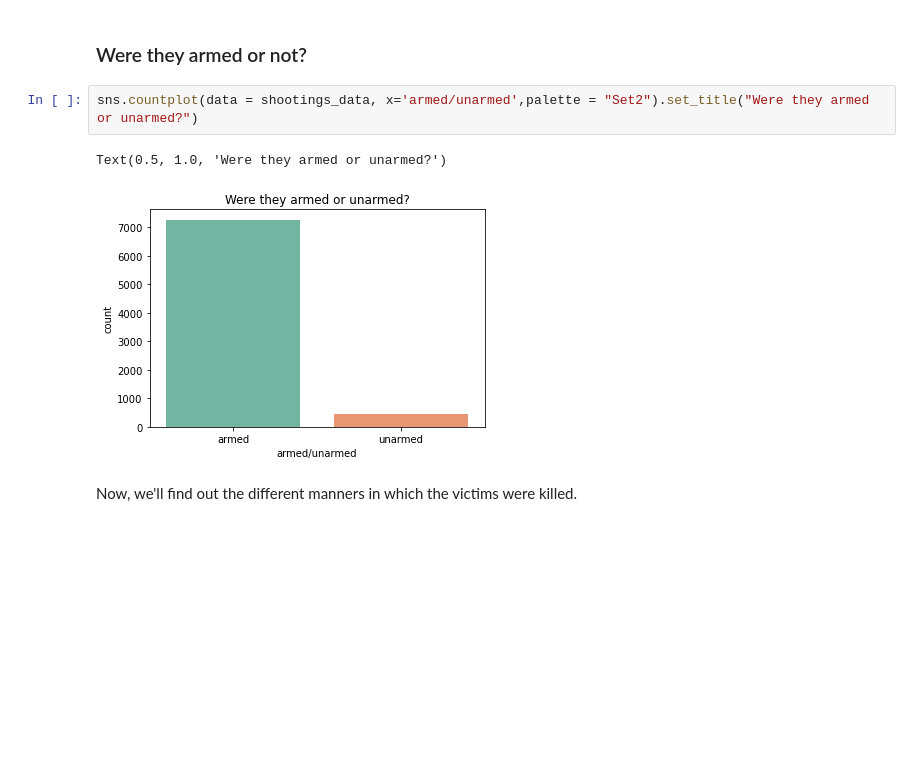
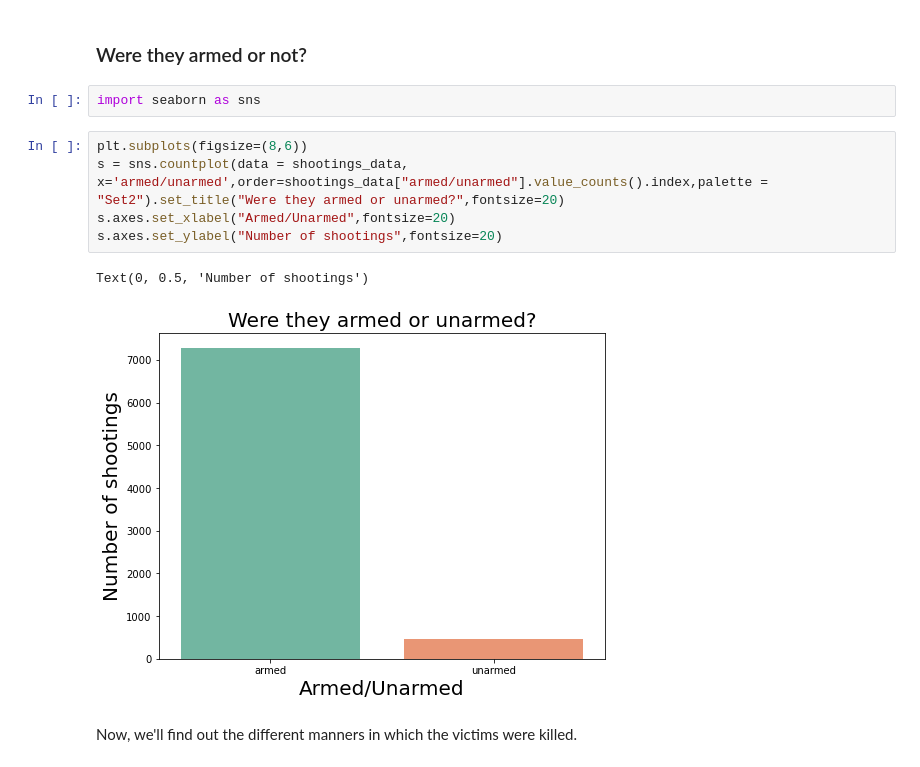
Before and after one commit to ubco-W2022T1-cosc301/project-group48, a Jupyter notebook: notebooks/analysis2.ipynb, the cells around one changed output. Drawn from its saved outputs; the diff is of its cells as text; blank space fills up the shorter version.

```diff
--- a/notebooks/analysis2.ipynb
+++ b/notebooks/analysis2.ipynb
@@ -320,11 +320,16 @@ SyntaxError: invalid syntax (project_functions2.py, line 10)
 First, we will focus on the shooting descriptions. Using the processed data above, I will find out how many victims were armed and try to understand why the police had to shoot them.
 # %% [markdown]
 ### Were they armed or not?
+# %%
+import seaborn as sns
 # %%
-sns.countplot(data = shootings_data, x='armed/unarmed',palette = "Set2").set_title("Were they armed or unarmed?")
+plt.subplots(figsize=(8,6))
+s = sns.countplot(data = shootings_data, x='armed/unarmed',order=shootings_data["armed/unarmed"].value_counts().index,palette = "Set2").set_title("Were they armed or unarmed?",fontsize=20)
+s.axes.set_xlabel("Armed/Unarmed",fontsize=20)
+s.axes.set_ylabel("Number of shootings",fontsize=20)
 # %% [output]
-Text(0.5, 1.0, 'Were they armed or unarmed?')
+Text(0, 0.5, 'Number of shootings')
-[figure, old version]
+[figure, new version]
 # %% [markdown]
 Now, we'll find out the different manners in which the victims were killed.
 # %% [markdown]
```
Also changed, not shown: parts of 15 cells of this notebook, 4 other files.
